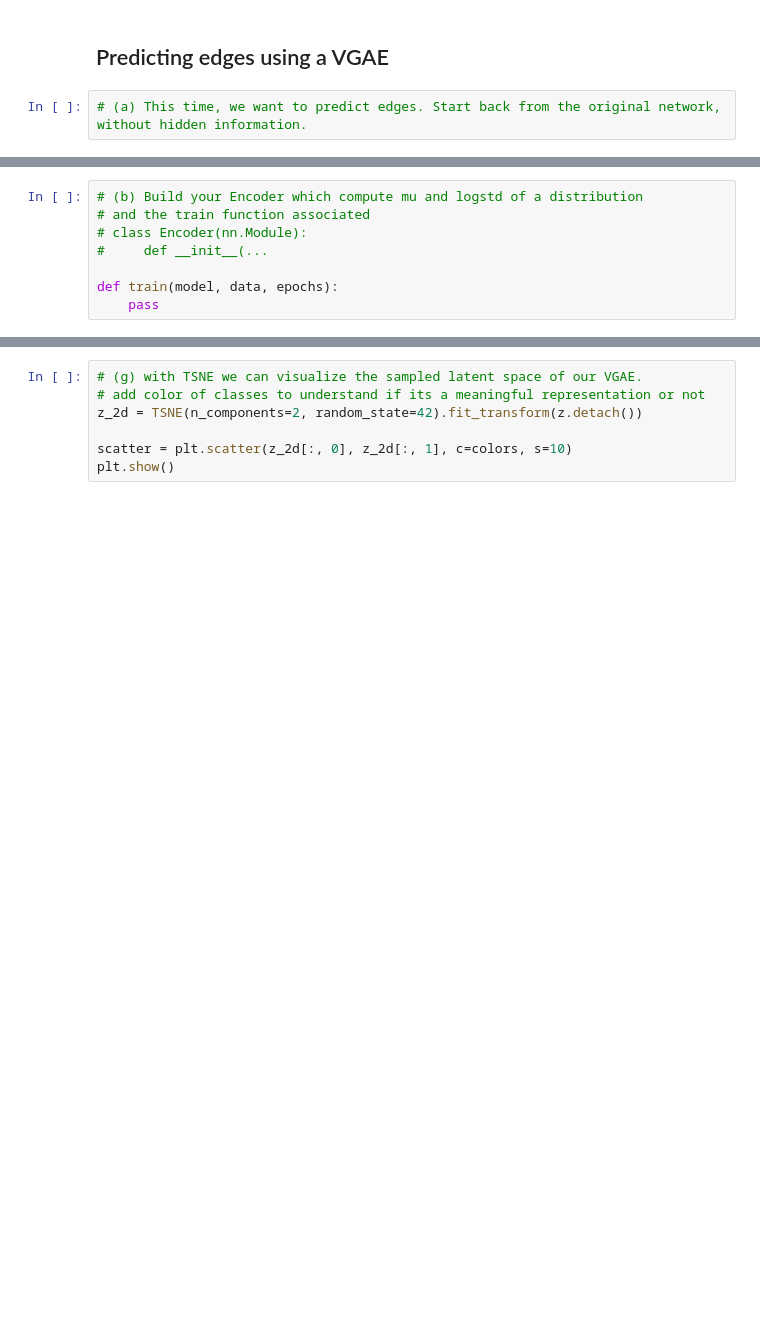
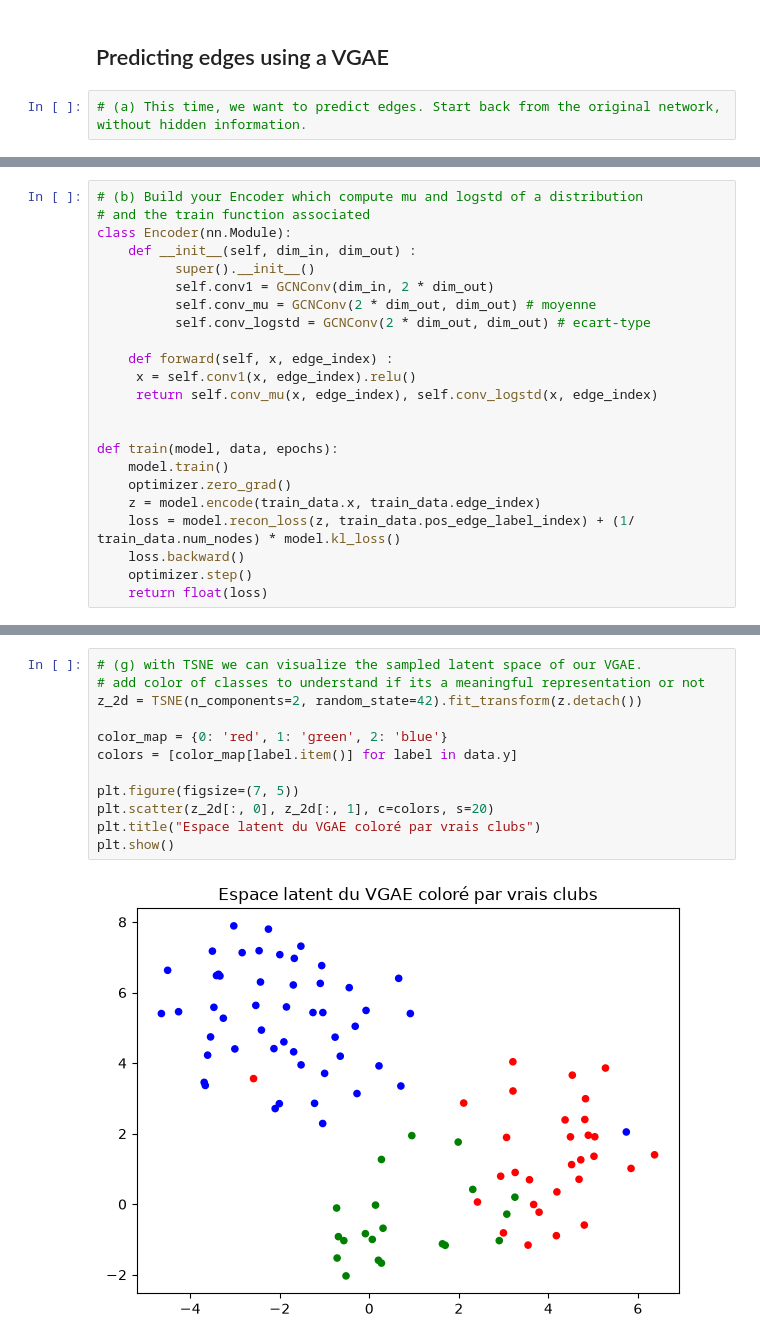
Before and after one commit to aleynaygb/biml_projet, a Jupyter notebook: src/gnn_tp.ipynb, the cells around one changed output, grey strips where cells are left out. Cells and saved outputs as stored; diff of their text form; blank space fills up the shorter version.

```diff
--- a/src/gnn_tp.ipynb
+++ b/src/gnn_tp.ipynb
@@ -391,10 +415,25 @@ KeyError: 'club'
 # %%
 # (b) Build your Encoder which compute mu and logstd of a distribution
 # and the train function associated
-# class Encoder(nn.Module):
-#     def __init__(...
+class Encoder(nn.Module):
+    def __init__(self, dim_in, dim_out) :
+          super().__init__()
+          self.conv1 = GCNConv(dim_in, 2 * dim_out)
+          self.conv_mu = GCNConv(2 * dim_out, dim_out) # moyenne
+          self.conv_logstd = GCNConv(2 * dim_out, dim_out) # ecart-type
+
+    def forward(self, x, edge_index) :
+     x = self.conv1(x, edge_index).relu()
+     return self.conv_mu(x, edge_index), self.conv_logstd(x, edge_index)
+
 
 def train(model, data, epochs):
-    pass
+    model.train()
+    optimizer.zero_grad()
+    z = model.encode(train_data.x, train_data.edge_index)
+    loss = model.recon_loss(z, train_data.pos_edge_label_index) + (1/ train_data.num_nodes) * model.kl_loss()
+    loss.backward()
+    optimizer.step()
+    return float(loss)
 # %%
 # (c) Initialize your model using VGAE from torch geometric.nn, then train it
@@ -419,7 +526,14 @@ new_G = to_networkx(test_data, to_undirected=True)
 # %%
 # (g) with TSNE we can visualize the sampled latent space of our VGAE.
 # add color of classes to understand if its a meaningful representation or not
 z_2d = TSNE(n_components=2, random_state=42).fit_transform(z.detach())
 
-scatter = plt.scatter(z_2d[:, 0], z_2d[:, 1], c=colors, s=10)
+color_map = {0: 'red', 1: 'green', 2: 'blue'}
+colors = [color_map[label.item()] for label in data.y]
+
+plt.figure(figsize=(7, 5))
+plt.scatter(z_2d[:, 0], z_2d[:, 1], c=colors, s=20)
+plt.title("Espace latent du VGAE coloré par vrais clubs")
 plt.show()
+# %% [output]
+[figure, added]
```
Also changed, not shown: parts of 12 cells of this notebook, 2 other files.
